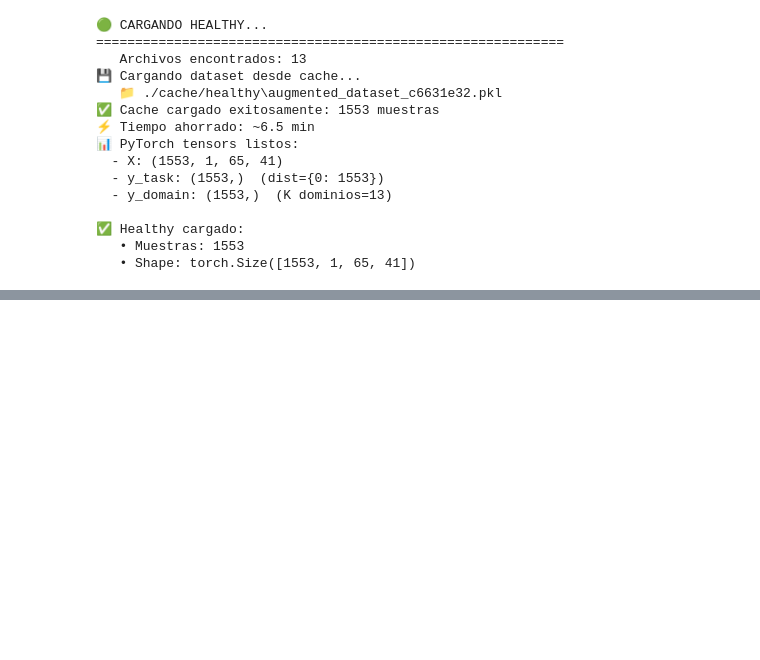
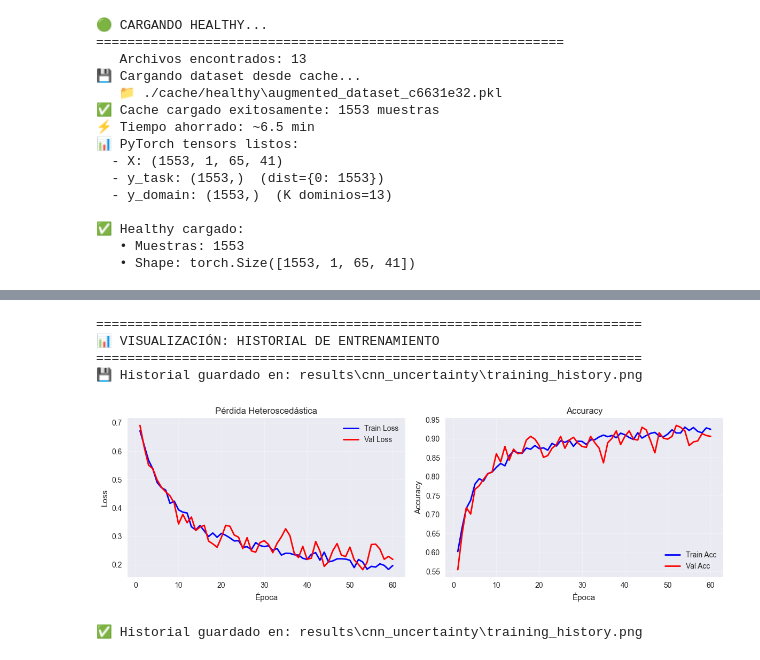
Before and after one commit to fecork/parkinson-voice-uncertainty, a Jupyter notebook: cnn_uncertainty_training.ipynb, the cells around one changed output, grey strips where cells are left out. Drawn from its saved outputs; the diff is of its cells as text; code cells hidden in the pictures; blank space fills up the shorter version.

```diff
--- a/cnn_uncertainty_training.ipynb
+++ b/cnn_uncertainty_training.ipynb
@@ -218,0 +589,29 @@ Parámetros entrenables: 27,588
+# %%
+# ============================================================
+# GUARDAR MÉTRICAS
+# ============================================================
+
+import json
+
+metrics_to_save = {
+    "accuracy": float(test_metrics["accuracy"]),
+    "precision": float(test_metrics["precision"]),
+    "recall": float(test_metrics["recall"]),
+    "f1": float(test_metrics["f1"]),
+    "nll": float(test_metrics["nll"]),
+    "brier": float(test_metrics["brier"]),
+    "ece": float(test_metrics["ece"]),
+    "mean_entropy": float(test_metrics["mean_entropy"]),
+    "mean_epistemic": float(test_metrics["mean_epistemic"]),
+    "mean_aleatoric": float(test_metrics["mean_aleatoric"]),
+    "entropy_correct": float(test_metrics["entropy_correct"]),
+    "entropy_incorrect": float(test_metrics["entropy_incorrect"]),
+    "epistemic_correct": float(test_metrics["epistemic_correct"]),
+    "epistemic_incorrect": float(test_metrics["epistemic_incorrect"])
+}
+
+metrics_path = save_dir / "test_metrics_uncertainty.json"
+with open(metrics_path, "w") as f:
+    json.dump(metrics_to_save, f, indent=2)
+
+print(f"\n💾 Métricas guardadas en: {metrics_path}")
@@ -218,0 +629,23 @@ Parámetros entrenables: 27,588
+# %%
+# ============================================================
+# VISUALIZACIÓN: HISTORIAL DE ENTRENAMIENTO
+# ============================================================
+
+print("\n" + "="*70)
+print("📊 VISUALIZACIÓN: HISTORIAL DE ENTRENAMIENTO")
+print("="*70)
+
+fig_history = plot_training_history_uncertainty(
+    history,
+    save_path=save_dir / "training_history.png",
+    show=True
+)
+
+print(f"\n✅ Historial guardado en: {save_dir / 'training_history.png'}")
+# %% [output]
+======================================================================
+📊 VISUALIZACIÓN: HISTORIAL DE ENTRENAMIENTO
+======================================================================
+💾 Historial guardado en: results\cnn_uncertainty\training_history.png
+[figure, added]
+✅ Historial guardado en: results\cnn_uncertainty\training_history.png
```
Also changed, not shown: parts of 20 cells of this notebook, 16 other files.
